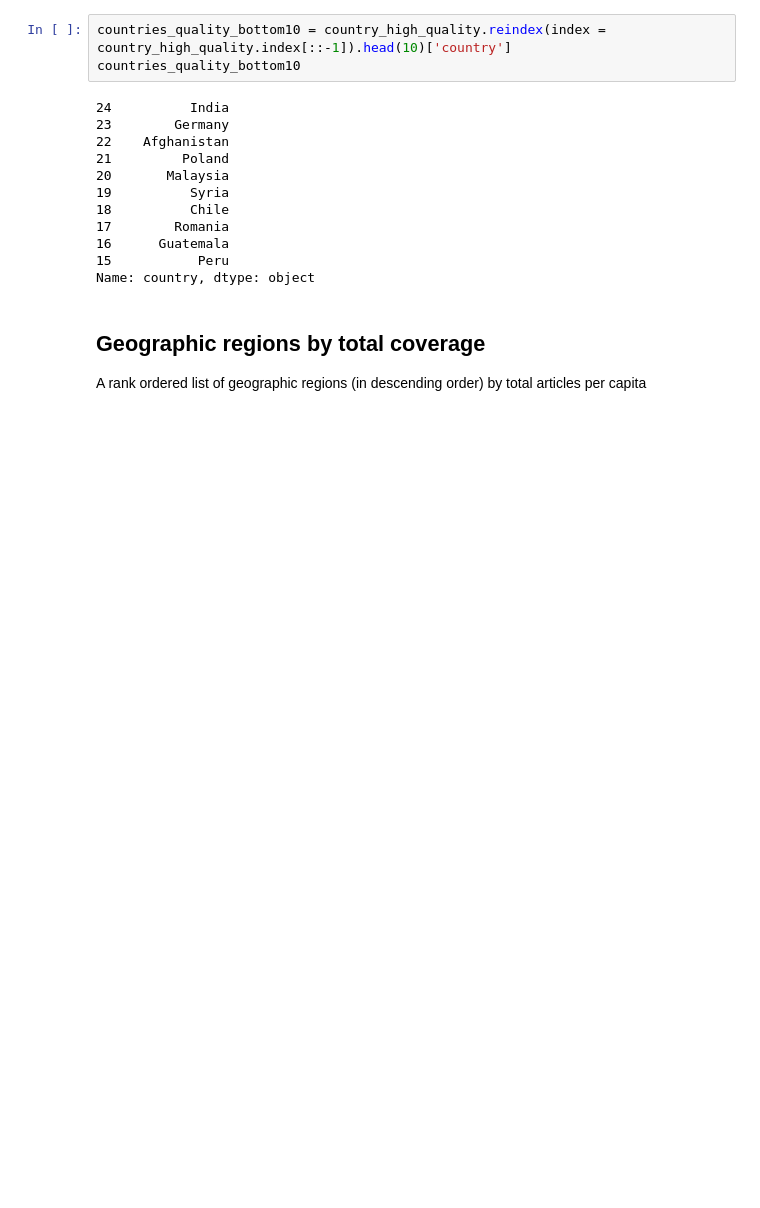
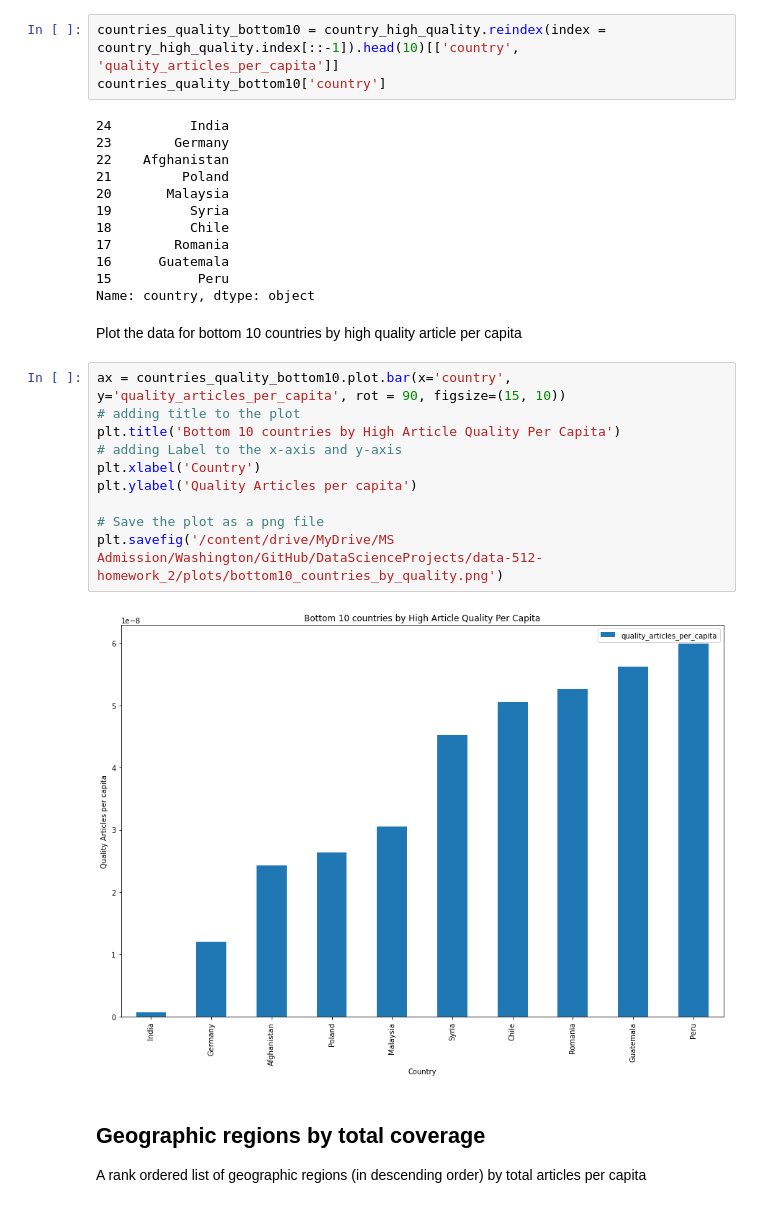
Before and after one commit to TharunKumarReddy5/data-512-homework_2, a Jupyter notebook: DATA 512 Homework 2 Tharun.ipynb, the cells around one changed output. Cells and saved outputs as stored; diff of their text form; blank space fills up the shorter version.

```diff
--- a/DATA 512 Homework 2 Tharun.ipynb
+++ b/DATA 512 Homework 2 Tharun.ipynb
@@ -599,8 +646,8 @@ Name: country, dtype: object
 ## Bottom 10 countries by high quality
 The 10 countries with the lowest high quality articles per capita (in ascending order)
 # %%
-countries_quality_bottom10 = country_high_quality.reindex(index = country_high_quality.index[::-1]).head(10)['country']
-countries_quality_bottom10
+countries_quality_bottom10 = country_high_quality.reindex(index = country_high_quality.index[::-1]).head(10)[['country', 'quality_articles_per_capita']]
+countries_quality_bottom10['country']
 # %% [output]
 24          India
 23        Germany
@@ -613,6 +660,20 @@ countries_quality_bottom10
 16      Guatemala
 15           Peru
 Name: country, dtype: object
+# %% [markdown]
+Plot the data for bottom 10 countries by high quality article per capita
+# %%
+ax = countries_quality_bottom10.plot.bar(x='country', y='quality_articles_per_capita', rot = 90, figsize=(15, 10))
+# adding title to the plot
+plt.title('Bottom 10 countries by High Article Quality Per Capita')
+# adding Label to the x-axis and y-axis
+plt.xlabel('Country')
+plt.ylabel('Quality Articles per capita')
+
+# Save the plot as a png file
+plt.savefig('/content/drive/MyDrive/MS Admission/Washington/GitHub/DataScienceProjects/data-512-homework_2/plots/bottom10_countries_by_quality.png')
+# %% [output]
+[figure, added]
 # %% [markdown]
 ## Geographic regions by total coverage
 A rank ordered list of geographic regions (in descending order) by total articles per capita
```
Also changed, not shown: parts of 22 cells of this notebook, 15 other files.
